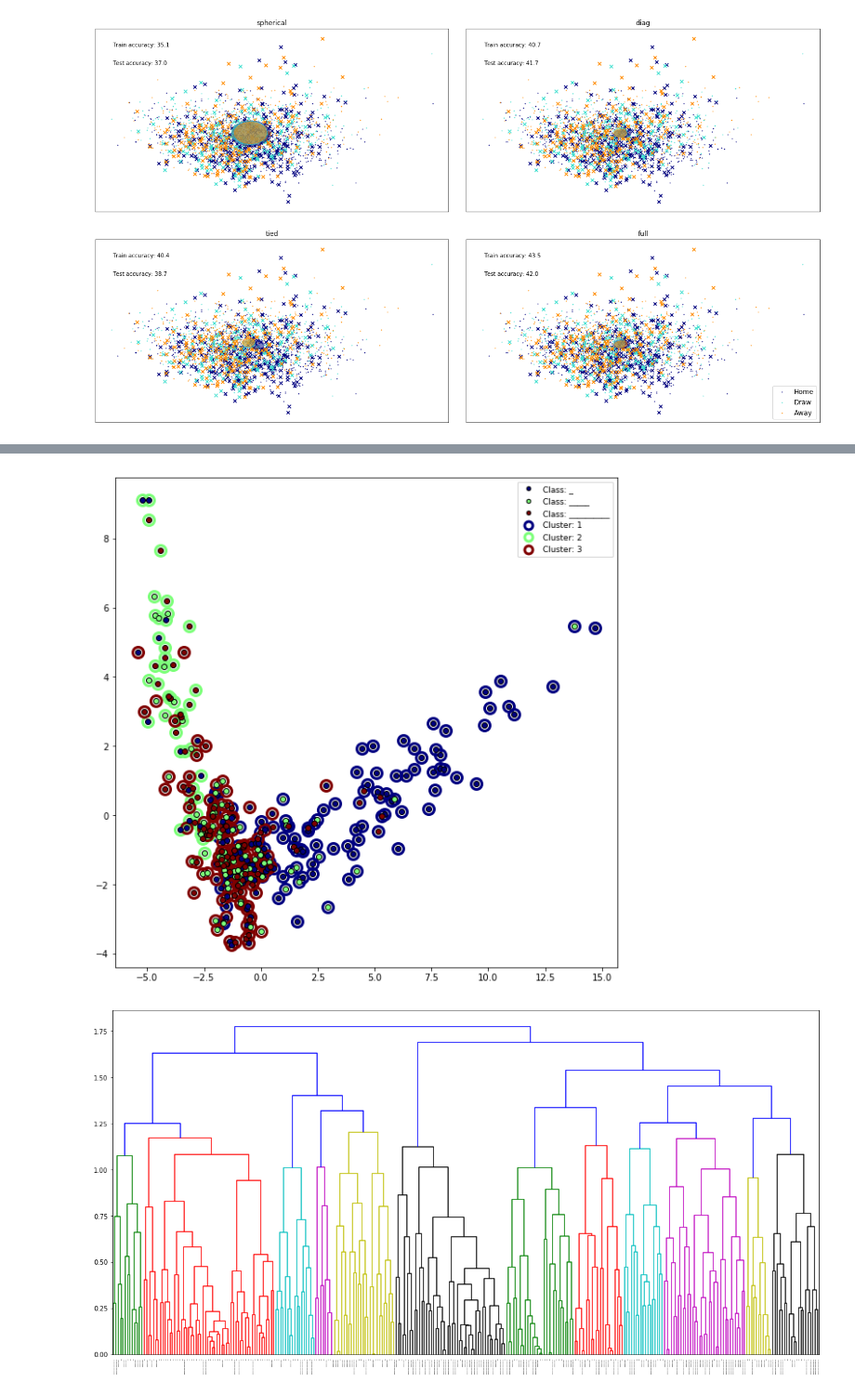
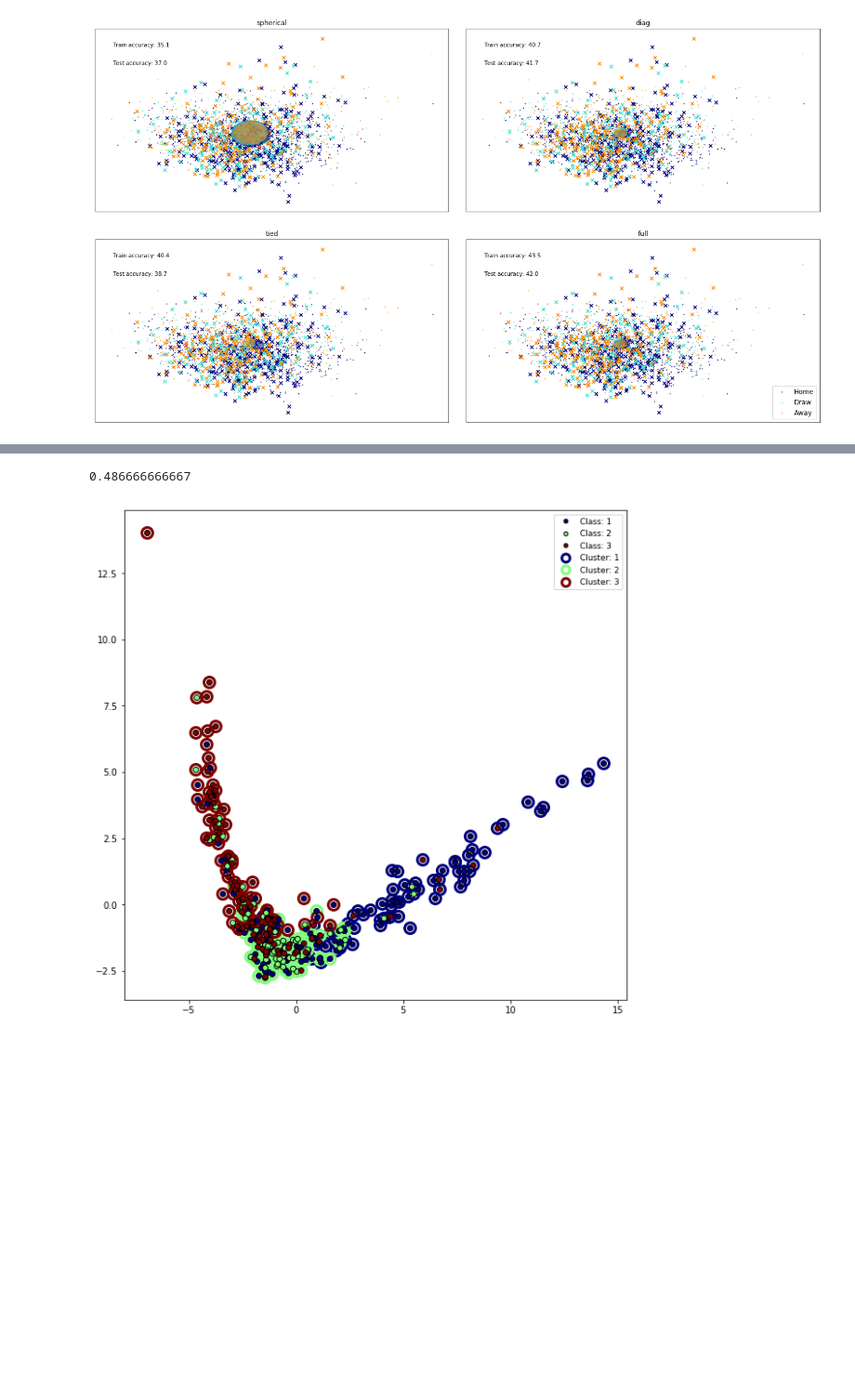
Before and after one commit to ShawnHouCHN/Introduction-to-Machine-Learning-and-Data-Mining-E17, a Jupyter notebook: Project3/Project 3 GMM&Hierarchical Clustering.ipynb, the cells around one changed output, grey strips where cells are left out. Shown at 93% size. Cells and saved outputs as stored; diff of their text form; code cells hidden in the pictures; blank space fills up the shorter version.

Commit message:
Hierarchical clustering work

```diff
--- a/Project3/Project 3 GMM&Hierarchical Clustering.ipynb
+++ b/Project3/Project 3 GMM&Hierarchical Clustering.ipynb
@@ -293,9 +292,11 @@ postgame_features = ['possession_home', 'corner_home',
                     'shoton_home', 'shoton_away', 'shotoff_home', 'shotoff_away', 'foulcommit_home',
                     'foulcommit_away', 'ycard_home', 'ycard_away', 'rcard_home', 'rcard_away']
 
+
 pre_and_post = pregame_features + postgame_features
 
-match_results_dict = {0: '_', 1: '_____', 2: '__________'}
+# win, draw, lose
+match_results_dict = {0: 1, 1: 2, 2: 3}
 
 X_hierarchical = df_match[pregame_features]
 y_hierarchical = [match_results_dict[y[i]] for i in range(len(y))]
@@ -319,37 +320,35 @@ from toolbox_02450 import clusterplot
 from scipy.cluster.hierarchy import linkage, fcluster, dendrogram
 from scipy.spatial.distance import pdist
 
 #X = mat_data['X']
 #y = mat_data['y'].squeeze()
 #attributeNames = [name[0] for name in mat_data['attributeNames'].squeeze()]
 #classNames = [name[0][0] for name in mat_data['classNames']]
 #N, M = X.shape
 #C = len(classNames)
 
 # df_match['home_team_goal'] >  df_match['away_team_goal']
 
 
 # ‘braycurtis’, ‘canberra’, ‘chebyshev’, ‘cityblock’, ‘correlation’, ‘cosine’, ‘dice’,
 #‘euclidean’, ‘hamming’, ‘jaccard’, ‘kulsinski’, ‘mahalanobis’, ‘matching’, ‘minkowski’,
 #‘rogerstanimoto’, ‘russellrao’, ‘seuclidean’, ‘sokalmichener’, ‘sokalsneath’, ‘sqeuclidean’, ‘yule’
 Z = linkage(pdist(X_hierarchical, 'cosine'), method='complete')
 cls = fcluster(Z, criterion='maxclust', t=3)
 figure(1, figsize=(10,10))
 
 
 pca_hierarchical = decomposition.PCA(n_components=2)
 pca.fit(X_hierarchical)
 X_pca = pca.transform(X_hierarchical)
 
 #plt.scatter(X_pca[:,0], X_pca[:,1])
 
 clusterplot(X_pca, cls.reshape(cls.shape[0],1), y=y_hierarchical)
 
-figure(2, figsize=(20,10))
-#labs = ['Home', 'Home', 'Away','Home','Draw','Draw','Home','Draw','Draw','Away','Home','Draw','Draw','Draw','Home','Away','Home','Draw','Draw','Away']
-labs = y_hierarchical.values.tolist()
-dendrogram(Z, truncate_mode='level', p=300, labels=labs)
-show()
+
+
+print(sum(cls == y_hierarchical) / 300)
 # %% [output]
+0.486666666667
-[figure, old version]
+[figure, new version]
-[figure, removed]
```
Also changed, not shown: parts of 8 cells of this notebook.
